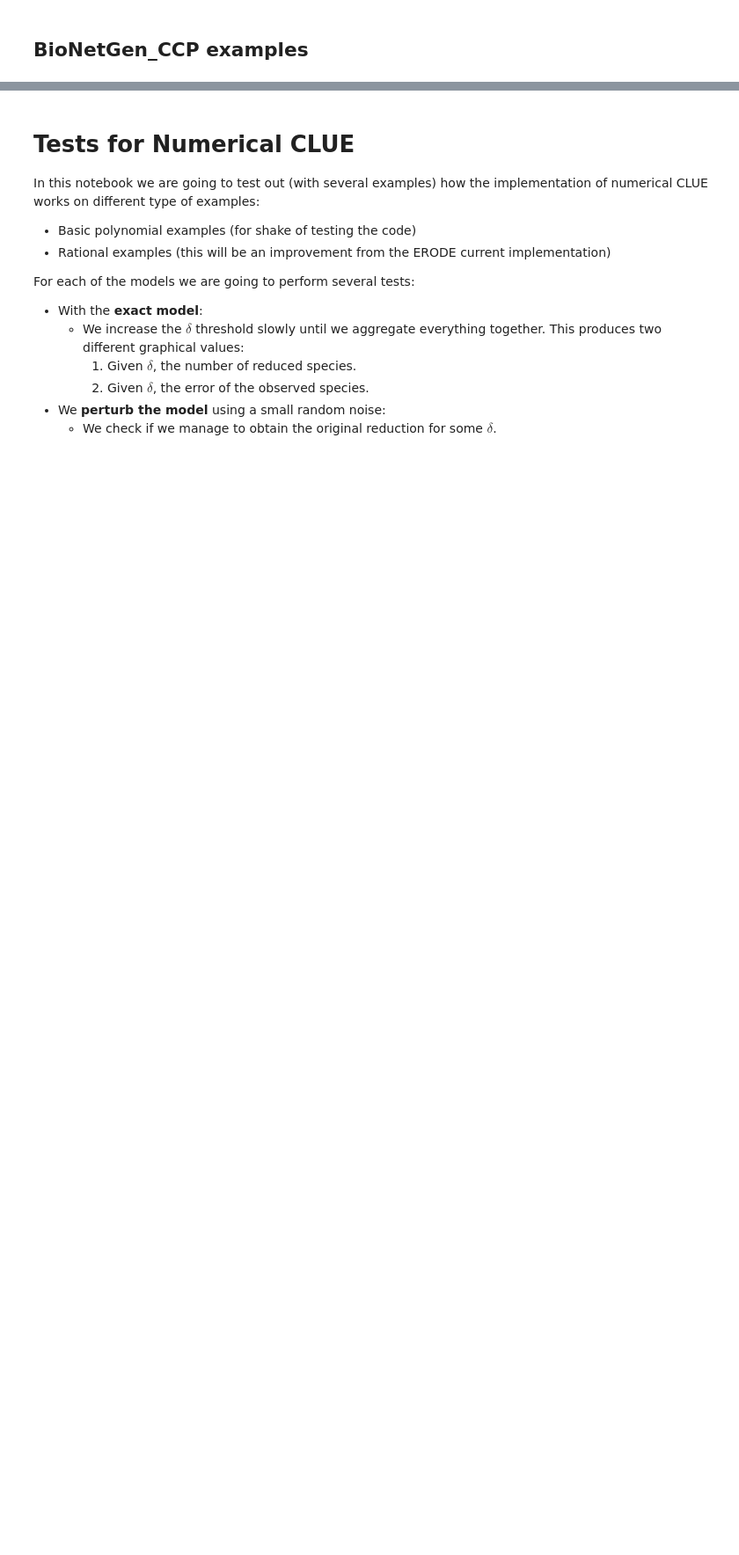
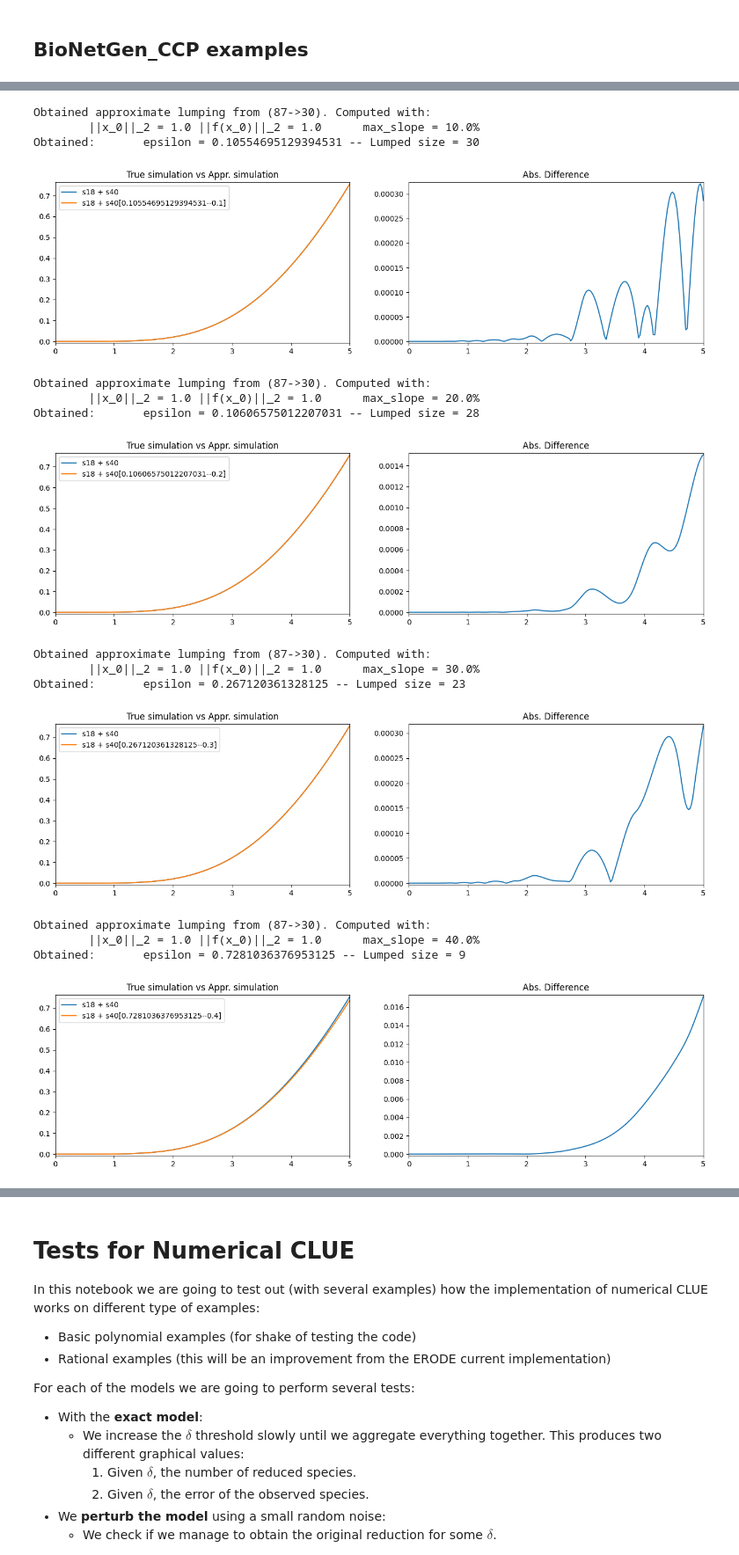
Before and after one commit to clue-developers/CLUE, a Jupyter notebook: notebooks/numerical_tests.ipynb, the cells around one changed output, grey strips where cells are left out. Shown at 88% size. Drawn from its saved outputs; the diff is of its cells as text; code cells hidden in the pictures; blank space fills up the shorter version.

```diff
--- a/notebooks/numerical_tests.ipynb
+++ b/notebooks/numerical_tests.ipynb
@@ -227,0 +298,6 @@ system.remove_parameters_ic().equations
+# %%
+results = run_exact_test("BioNetGen_CCP",
+                percentage_slope = [0.1,0.2,0.3,0.4,0.5],
+                t1 = 5)
+print_results(results)
+# %% [output]
@@ -227,0 +321,16 @@ system.remove_parameters_ic().equations
+Obtained approximate lumping from (87->30). Computed with:
+        ||x_0||_2 = 1.0 ||f(x_0)||_2 = 1.0      max_slope = 10.0%
+Obtained:       epsilon = 0.10554695129394531 -- Lumped size = 30
+[figure, added]
+Obtained approximate lumping from (87->30). Computed with:
+        ||x_0||_2 = 1.0 ||f(x_0)||_2 = 1.0      max_slope = 20.0%
+Obtained:       epsilon = 0.10606575012207031 -- Lumped size = 28
+[figure, added]
+Obtained approximate lumping from (87->30). Computed with:
+        ||x_0||_2 = 1.0 ||f(x_0)||_2 = 1.0      max_slope = 30.0%
+Obtained:       epsilon = 0.267120361328125 -- Lumped size = 23
+[figure, added]
+Obtained approximate lumping from (87->30). Computed with:
+        ||x_0||_2 = 1.0 ||f(x_0)||_2 = 1.0      max_slope = 40.0%
+Obtained:       epsilon = 0.7281036376953125 -- Lumped size = 9
+[figure, added]
```
Also changed, not shown: parts of 12 cells of this notebook.
